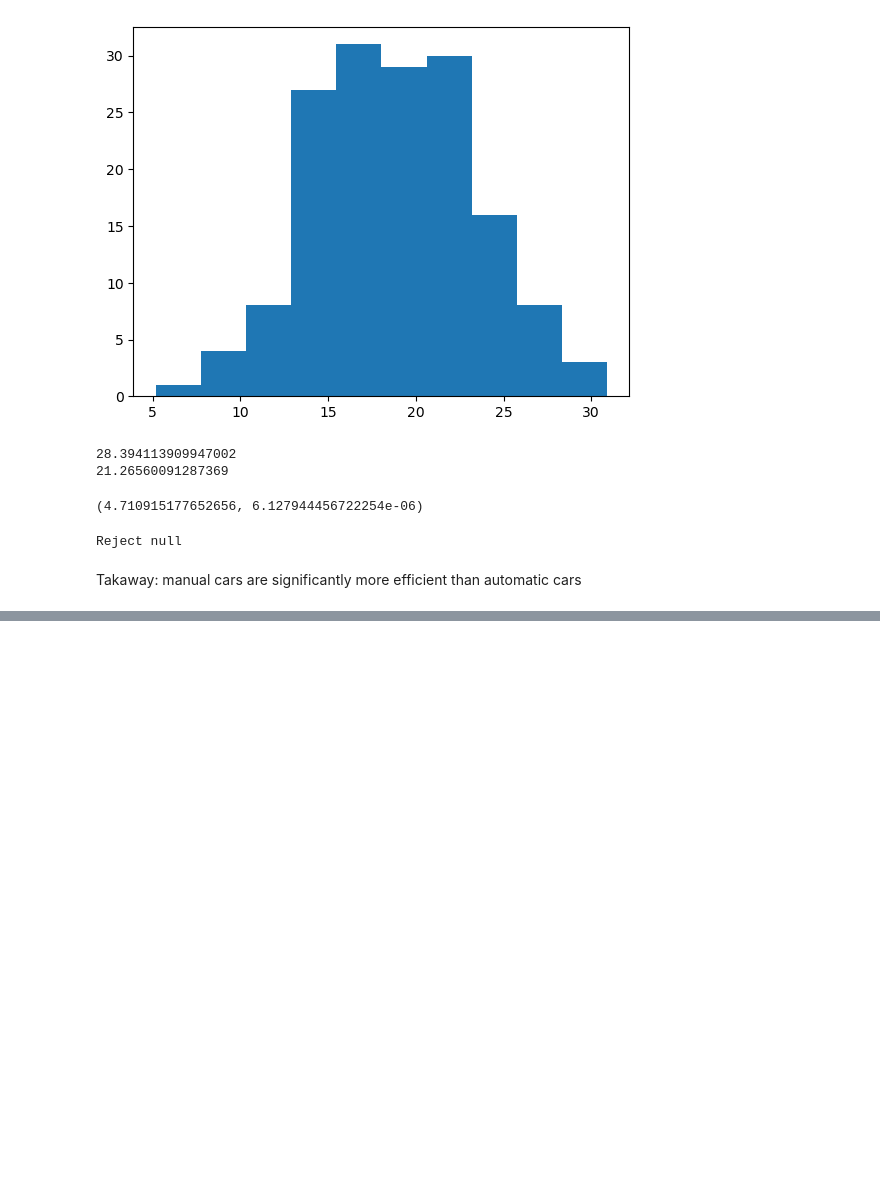
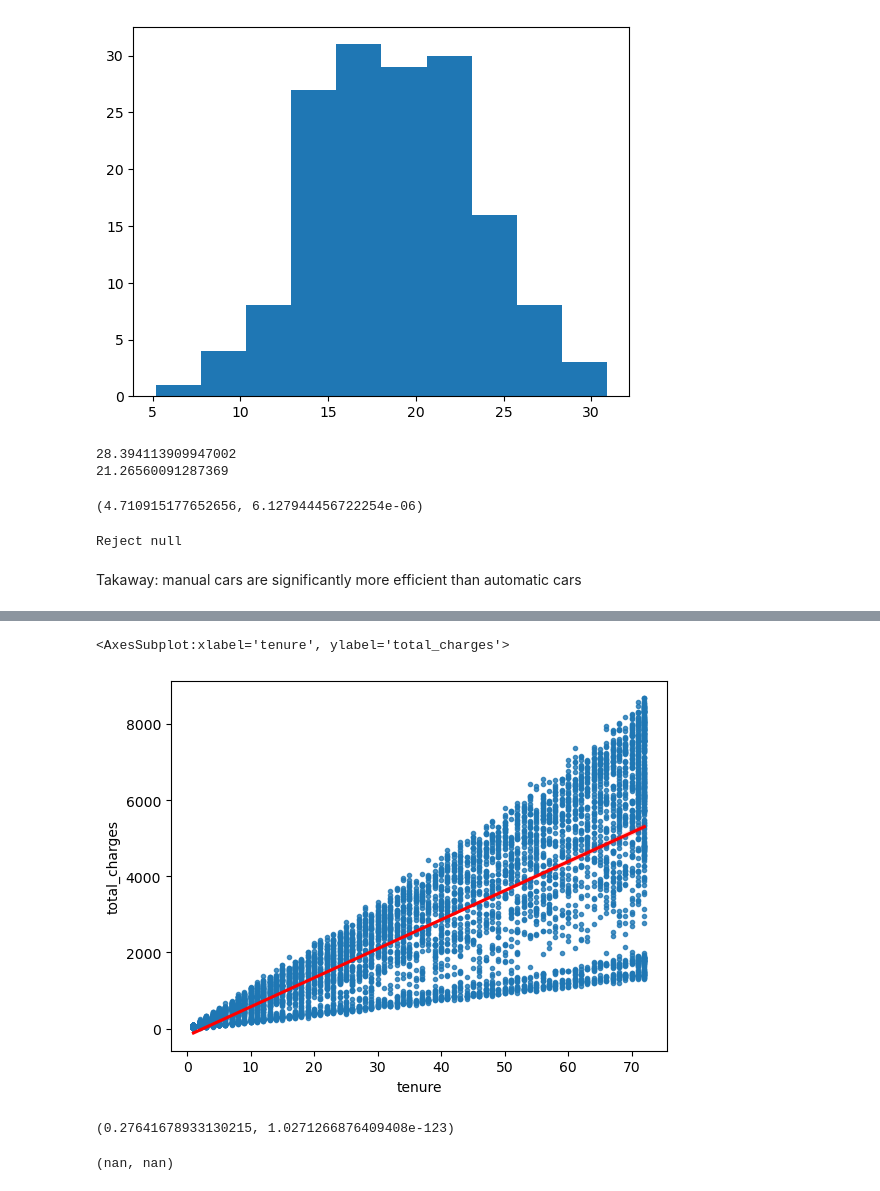
Before and after one commit to ihcrane/statistics-exercises, a Jupyter notebook: hypothesis_testing.ipynb, the cells around one changed output, grey strips where cells are left out. Cells and saved outputs as stored; diff of their text form; code cells hidden in the pictures; blank space fills up the shorter version.

```diff
--- a/hypothesis_testing.ipynb
+++ b/hypothesis_testing.ipynb
@@ -734,0 +795,18 @@ Takaway: manual cars are significantly more efficient than automatic cars
+# %%
+df.total_charges = df.total_charges.replace(' ', np.nan).astype(float)
+# %%
+sns.regplot(df.tenure, df.total_charges, marker = '.', line_kws = {'color': 'red'})
+# %% [output]
+<AxesSubplot:xlabel='tenure', ylabel='total_charges'>
+[figure, added]
+# %%
+corr, p = stats.spearmanr(df.tenure, df.monthly_charges)
+corr, p
+# %% [output]
+(0.27641678933130215, 1.0271266876409408e-123)
+# %%
+corr1, p1 = stats.spearmanr(df.tenure, df.total_charges)
+corr1, p1
+# Strongly related
+# %% [output]
+(nan, nan)
```
Also changed, not shown: parts of 56 cells of this notebook, 2 other files.
